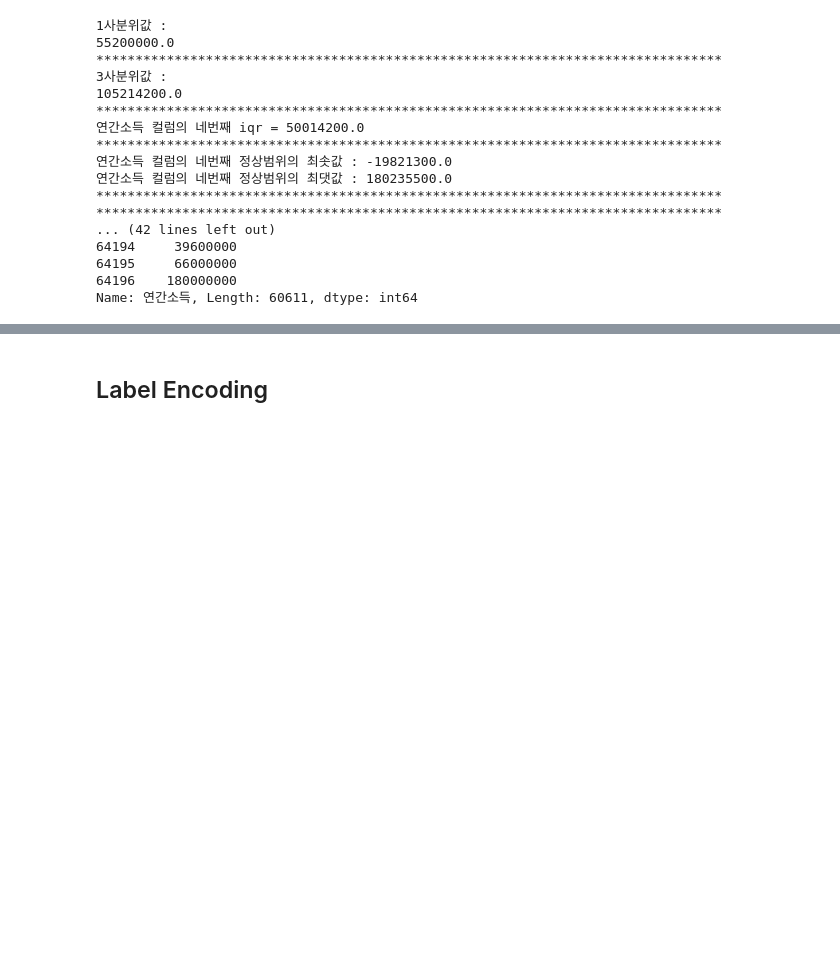
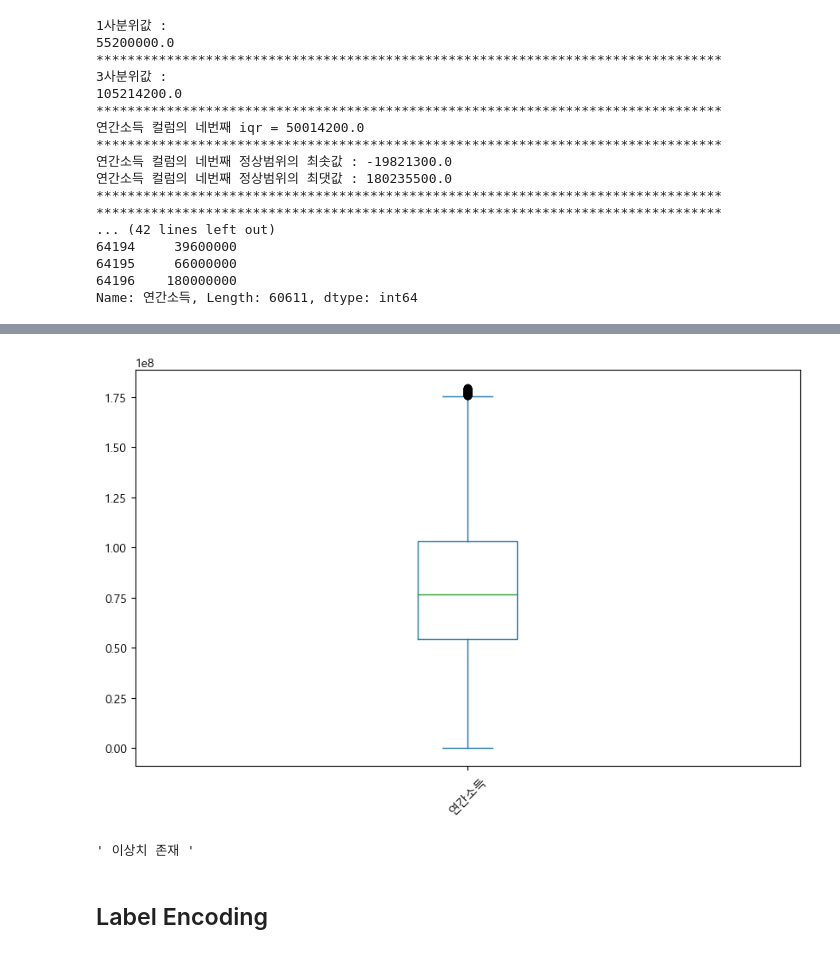
Before and after one commit to Nvuly/Customer_Loan_Rating_Hackathon, a Jupyter notebook: Customer_Loan_Rating_Hackathon.ipynb, the cells around one changed output, grey strips where cells are left out. Drawn from its saved outputs; the diff is of its cells as text; code cells hidden in the pictures; blank space fills up the shorter version.

```diff
--- a/Customer_Loan_Rating_Hackathon.ipynb
+++ b/Customer_Loan_Rating_Hackathon.ipynb
@@ -3788,3 +3825,69 @@ Name: 연간소득, Length: 60611, dtype: int64
+# %%
+### 연간소득 컬럼의 여섯번째 이상치 판단
+
+'''
+1. IQR = Q3- Q1
+2. 정상 범위의 취소 : Q1 - (IQR*1.5)
+3. 정상 범위의 최대 : Q3 + (IQR*1.5)
+'''
+
+cleaned_year5.plot(kind='box',rot=45)
+plt.show()
+
+''' 이상치 존재 '''
+#
+#
+#q1 =cleaned_year4.quantile(q=0.25)
+#
+#q3 =cleaned_year4.quantile(q=0.75)
+#
+#iqr = q3 - q1
+#
+#print(f'1사분위값 : \n{q1}')
+#
+#print('*'*80)
+#
+#print(f'3사분위값 : \n{q3}')
+#
+#print('*'*80)
+#
+#print(f'연간소득 컬럼의 다섯번째 iqr = {iqr}')
+#
+#print('*'*80)
+#
+## 정상 범위의 최솟값
+#
+#min = q1 - (iqr * 1.5)
+#print(f'연간소득 컬럼의 다섯번째 정상범위의 최솟값 : {min}')
+#
+## 정상 범위의 최댓값
+#
+#max = q3 + (iqr * 1.5)
+#print(f'연간소득 컬럼의 다섯번째 정상범위의 최댓값 : {max}')
+#
+#print('*'*80)
+#
+#condition = (cleaned_year4<min) | (cleaned_year4>max)
+#
+#print('*'*80)
+#
+#outlier = cleaned_year4[condition]
+#print(f'연간소득 컬럼의 다섯번째 이상치 : \n{outlier}')
+#
+#print('*'*80)
+#
+#outlier_index = cleaned_year4[condition].index
+#print(f'연간소득 컬럼의 다섯번째 이상치 데이터의 인덱스 : \n{outlier_index}')
+#
+#print('*'*80)
+#
+## 이후에 drop()으로 이상치 제거.
+## df.col.drop(index=[이상치 행의 인덱스])
+#cleaned_year5 = cleaned_year4.drop(index=outlier_index)
+#print(f'최종 결과 : \n{cleaned_year5}')
+# %% [output]
+[figure, added]
+' 이상치 존재 '
 # %% [markdown]
 ## Label Encoding
 # %%
```
Also changed, not shown: parts of 53 cells of this notebook.
